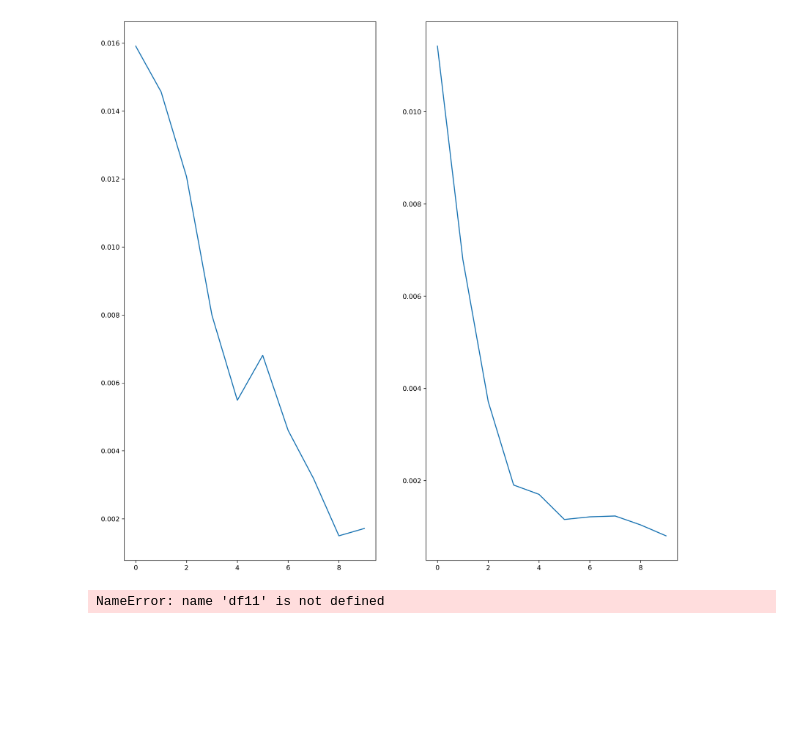
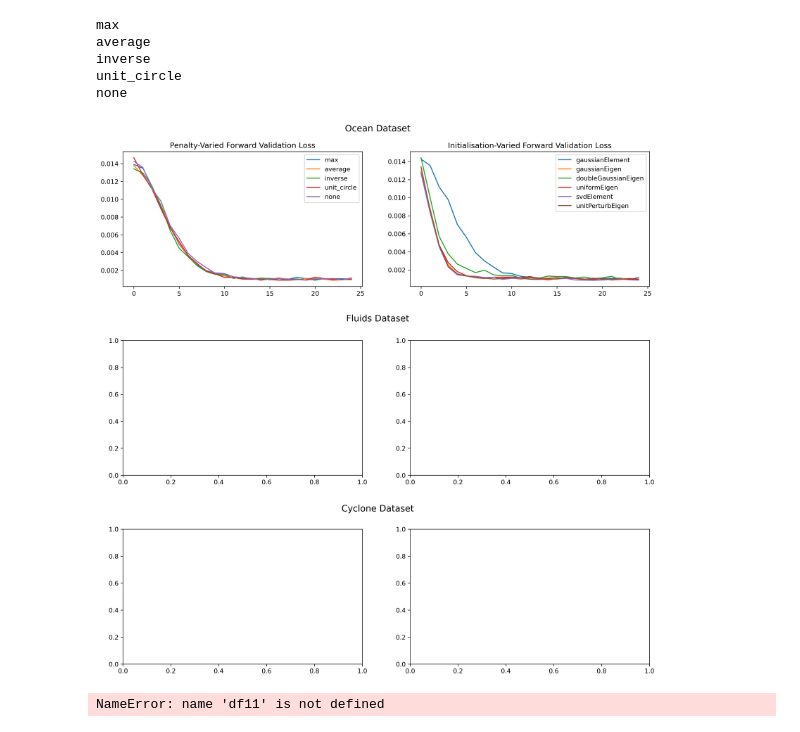
Before and after one commit to jackmiller2003/kae-cyclones, a Jupyter notebook: src/graphing_from_csv.ipynb, the cells around one changed output. Cells and saved outputs as stored; diff of their text form; code cells hidden in the pictures; blank space fills up the shorter version.

Commit message:
Finished plotting

```diff
--- a/src/graphing_from_csv.ipynb
+++ b/src/graphing_from_csv.ipynb
@@ -10,10 +10,41 @@ from experiment import *
 # %%
-with open("/home/156/cn1951/kae-cyclones/results/run_data/testRun.json", 'r') as f:
-    results = json.load(f)
-fig, axs = plt.subplots(1,2,figsize=(15,15), dpi=300)
-epochs = [x for x in range(len(results["average"]["gaussianElement"]["1e0"]["loss"]))]
-axs[0].plot(epochs, results["average"]["gaussianElement"]["1e0"]["fwd_val"], label="Gaussian Element")
-axs[1].plot(epochs, results["average"]["gaussianEigen"]["1e0"]["fwd_val"], label="Gaussian Eigen")
+otherResults = []
+
+with open("/home/156/jm0124/kae-cyclones/results/run_data/ocean.json", 'r') as f:
+     otherResults.append(('Ocean',json.load(f)))
+
+# with open("/home/156/jm0124/kae-cyclones/results/run_data/fluidRun.json", 'r') as f:
+#     otherResults.append(('Fluids', json.load(f)))
+
+# with open("/home/156/jm0124/kae-cyclones/results/run_data/cycloneRun.json", 'r') as f:
+#     otherResults.append(('Cyclone', json.load(f)))
+
+fig, axs = plt.subplots(3,2,figsize=(15,15), dpi=300)
+epochs = [x for x in range(len(otherResults[0][1]["average"]["gaussianElement"]["1e0"]["loss"]))]
+
+for i, (name, results) in enumerate(otherResults):
+    for penaltyName, penalty in results.items():
+        print(penaltyName)
+        axs[i][0].plot(epochs, penalty["gaussianElement"]["1e0"]["fwd_val"], label=f"{penaltyName}")
+
+        if penaltyName == 'none':
+            for init_name, init in penalty.items():
+                axs[i][1].plot(epochs, init["1e0"]["fwd_val"], label=f"{init_name}")
+
+        axs[i][0].legend()
+        axs[i][1].legend()
+        axs[i][0].set_title('Penalty-Varied Forward Validation Loss')
+        axs[i][1].set_title('Initialisation-Varied Forward Validation Loss')
+
+plt.figtext(0.5,0.92, "Ocean Dataset", ha="center", va="top", fontsize=14)
+plt.figtext(0.5,0.64, "Fluids Dataset", ha="center", va="top", fontsize=14)
+plt.figtext(0.5,0.36, "Cyclone Dataset", ha="center", va="top", fontsize=14)
+plt.subplots_adjust(hspace = 0.4 )
 plt.show()
 # %% [output]
+max
+average
+inverse
+unit_circle
+none
-[figure, old version]
+[figure, new version]
```
Also changed, not shown: parts of 2 cells of this notebook, 2 other files.
